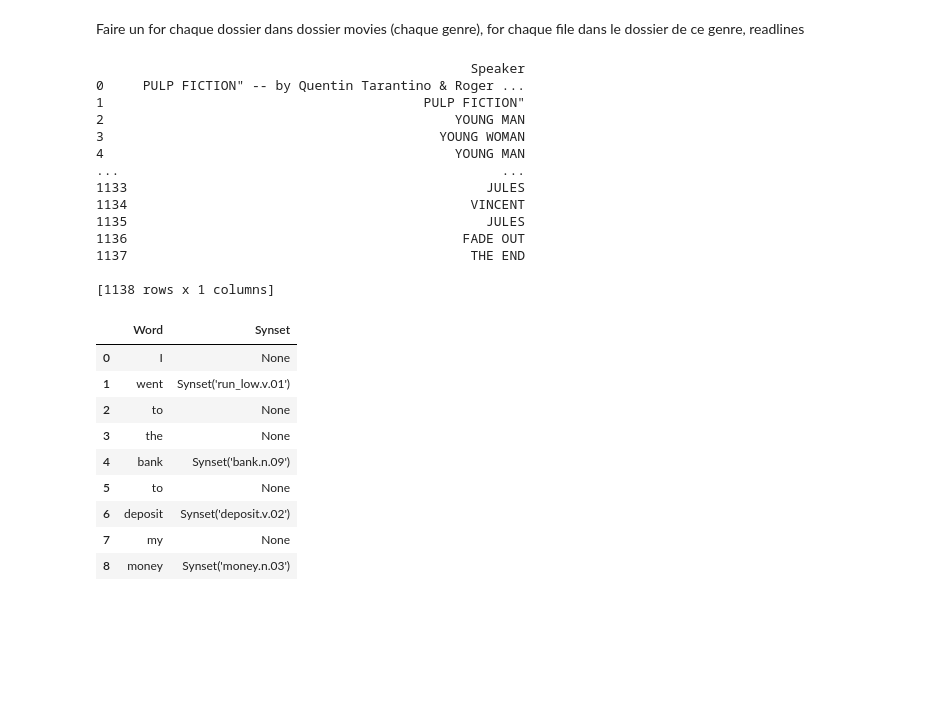
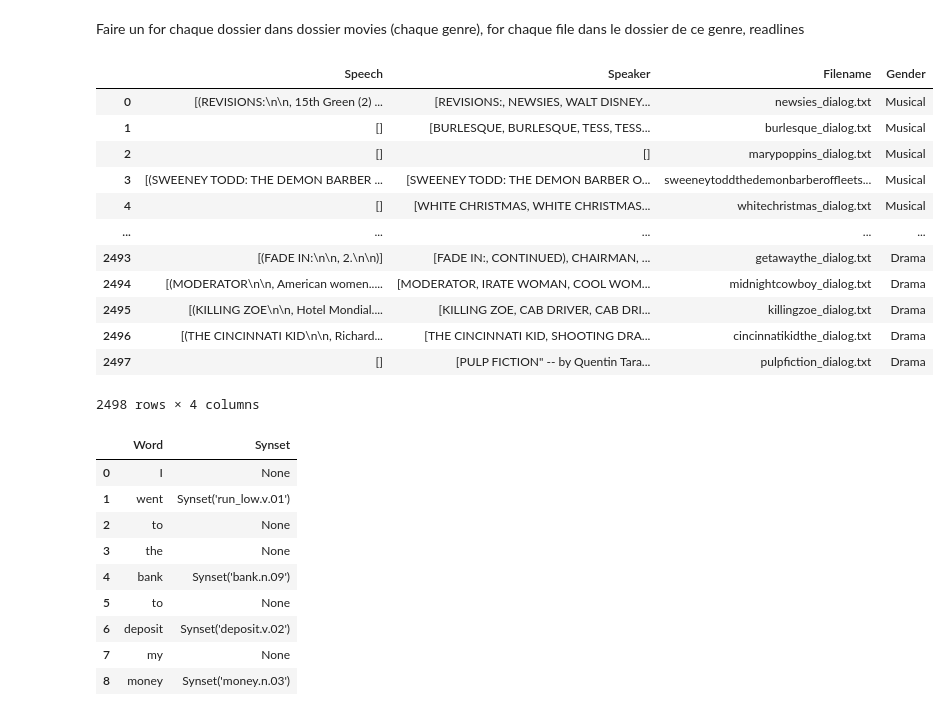
Before and after one commit to unil-ish/PoopProjects, a Jupyter notebook: 2021_22/project_group_alot1.ipynb, the cells around one changed output. Saved outputs shown, nothing was run; the diff lists cells and outputs as text; code cells hidden in the pictures; blank space fills up the shorter version.

```diff
--- a/2021_22/project_group_alot1.ipynb
+++ b/2021_22/project_group_alot1.ipynb
@@ -3,45 +3,52 @@ Faire un for chaque dossier dans dossier movies (chaque genre), for chaque file
 # %%
 import os
 import re
 import pandas as pd
 
 path = "./data/dialogs_movies"
+regex_speaker_in_doc=[]
+regex_speech_in_doc=[]
+filename=[]
+gender=[]
+for folder in os.listdir(path):
 
-for folder in os.listdir(path):
+
     #print(folder)
     for file in os.listdir(path+"/"+folder):
         #print(file)
         with open("../2021_22/data/dialogs_movies/" + folder + "/" + file, "r") as f :
             document = f.read()
-            regex_speaker = re.compile("[A-Z]{3}.+")
-            regex_speaker_in_doc = regex_speaker.findall(document)
+            gender.append(folder)
+            filename.append(file)
 
-            regex_speech = re.compile("(^[A-Z]{3}.+\n\n)(.+\n\n)+?(?=[A-Z]{3}.+)")
-            regex_speech_in_doc = regex_speech.findall(document)
+        regex_speaker = re.compile("[A-Z]{3}.+")
+        regex_speaker_in_doc.append(regex_speaker.findall(document))
+
+        regex_speech = re.compile("(^[A-Z]{3}.+\n\n)(.+\n\n)+?(?=[A-Z]{3}.+)")
+        regex_speech_in_doc.append(regex_speech.findall(document))
 
 #regex_speaker_in_doc_df = pd.DataFrame(regex_speaker_in_doc, regex_speech_in_doc,
                                        #columns = ["Speaker", "Speech"])
 
-df_regex_test = pd.DataFrame(regex_speaker_in_doc,
-                             columns = ["Speaker"])
+df_regex_test = pd.DataFrame({"Speech":pd.Series(regex_speech_in_doc),"Speaker":pd.Series(regex_speaker_in_doc), 'Filename':pd.Series(filename),'Gender':pd.Series(gender)}
+                             )
 
 #print(regex_speaker_in_doc_df)
-print(df_regex_test)
+df_regex_test
 # %% [output]
+|  | Speech | Speaker | Filename | Gender |
+| 0 | [(REVISIONS:\n\n, 15th Green (2) ... | [REVISIONS:, NEWSIES, WALT DISNEY... | newsies_dialog.txt | Musical |
+| 1 | [] | [BURLESQUE, BURLESQUE, TESS, TESS... | burlesque_dialog.txt | Musical |
+| 2 | [] | [] | marypoppins_dialog.txt | Musical |
+| 3 | [(SWEENEY TODD: THE DEMON BARBER ... | [SWEENEY TODD: THE DEMON BARBER O... | sweeneytoddthedemonbarberoffleets... | Musical |
+| 4 | [] | [WHITE CHRISTMAS, WHITE CHRISTMAS... | whitechristmas_dialog.txt | Musical |
+| ... | ... | ... | ... | ... |
+| 2493 | [(FADE IN:\n\n, 2.\n\n)] | [FADE IN:, CONTINUED), CHAIRMAN, ... | getawaythe_dialog.txt | Drama |
+| 2494 | [(MODERATOR\n\n, American women..... | [MODERATOR, IRATE WOMAN, COOL WOM... | midnightcowboy_dialog.txt | Drama |
+| 2495 | [(KILLING ZOE\n\n, Hotel Mondial.... | [KILLING ZOE, CAB DRIVER, CAB DRI... | killingzoe_dialog.txt | Drama |
+| 2496 | [(THE CINCINNATI KID\n\n, Richard... | [THE CINCINNATI KID, SHOOTING DRA... | cincinnatikidthe_dialog.txt | Drama |
+| 2497 | [] | [PULP FICTION" -- by Quentin Tara... | pulpfiction_dialog.txt | Drama |
-                                                Speaker
-0     PULP FICTION" -- by Quentin Tarantino & Roger ...
-1                                         PULP FICTION"
-2                                             YOUNG MAN
-3                                           YOUNG WOMAN
-4                                             YOUNG MAN
-...                                                 ...
-1133                                              JULES
-1134                                            VINCENT
-1135                                              JULES
-1136                                           FADE OUT
-1137                                            THE END
-
-[1138 rows x 1 columns]
+2498 rows × 4 columns
 # %%
 from pywsd import disambiguate
 import pandas as pd
```
